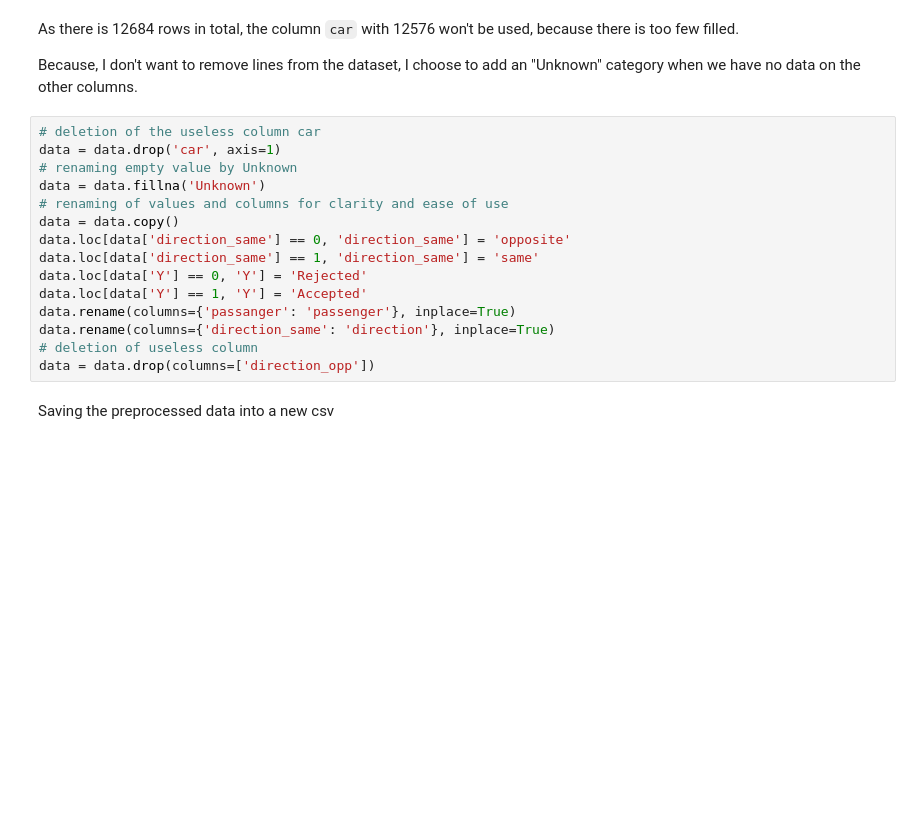
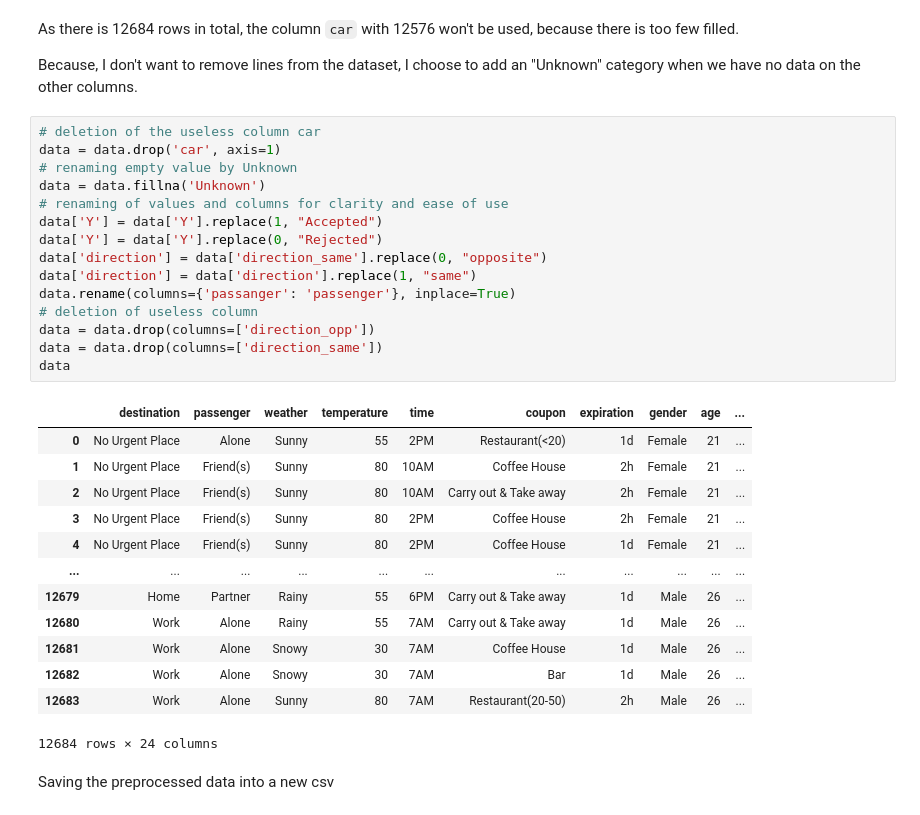
Before and after one commit to justaurelia/ML_AI_work, a Jupyter notebook: main_notebook.ipynb, the cells around one changed output. Drawn from its saved outputs; the diff is of its cells as text; blank space fills up the shorter version.

```diff
--- a/main_notebook.ipynb
+++ b/main_notebook.ipynb
@@ -339,18 +339,32 @@ Because, I don't want to remove lines from the dataset, I choose to add an "Unkn
 # %%
 # deletion of the useless column car
 data = data.drop('car', axis=1)
 # renaming empty value by Unknown
 data = data.fillna('Unknown')
 # renaming of values and columns for clarity and ease of use
-data = data.copy()
-data.loc[data['direction_same'] == 0, 'direction_same'] = 'opposite'
-data.loc[data['direction_same'] == 1, 'direction_same'] = 'same'
-data.loc[data['Y'] == 0, 'Y'] = 'Rejected'
-data.loc[data['Y'] == 1, 'Y'] = 'Accepted'
+data['Y'] = data['Y'].replace(1, "Accepted")
+data['Y'] = data['Y'].replace(0, "Rejected")
+data['direction'] = data['direction_same'].replace(0, "opposite")
+data['direction'] = data['direction'].replace(1, "same")
 data.rename(columns={'passanger': 'passenger'}, inplace=True)
-data.rename(columns={'direction_same': 'direction'}, inplace=True)
 # deletion of useless column
 data = data.drop(columns=['direction_opp'])
+data = data.drop(columns=['direction_same'])
+data
+# %% [output]
+|  | destination | passenger | weather | temperature | time | coupon | expiration | gender | age | ... |
+| 0 | No Urgent Place | Alone | Sunny | 55 | 2PM | Restaurant(<20) | 1d | Female | 21 | ... |
+| 1 | No Urgent Place | Friend(s) | Sunny | 80 | 10AM | Coffee House | 2h | Female | 21 | ... |
+| 2 | No Urgent Place | Friend(s) | Sunny | 80 | 10AM | Carry out & Take away | 2h | Female | 21 | ... |
+| 3 | No Urgent Place | Friend(s) | Sunny | 80 | 2PM | Coffee House | 2h | Female | 21 | ... |
+| 4 | No Urgent Place | Friend(s) | Sunny | 80 | 2PM | Coffee House | 1d | Female | 21 | ... |
+| ... | ... | ... | ... | ... | ... | ... | ... | ... | ... | ... |
+| 12679 | Home | Partner | Rainy | 55 | 6PM | Carry out & Take away | 1d | Male | 26 | ... |
+| 12680 | Work | Alone | Rainy | 55 | 7AM | Carry out & Take away | 1d | Male | 26 | ... |
+| 12681 | Work | Alone | Snowy | 30 | 7AM | Coffee House | 1d | Male | 26 | ... |
+| 12682 | Work | Alone | Snowy | 30 | 7AM | Bar | 1d | Male | 26 | ... |
+| 12683 | Work | Alone | Sunny | 80 | 7AM | Restaurant(20-50) | 2h | Male | 26 | ... |
+12684 rows × 24 columns
 # %% [markdown]
 Saving the preprocessed data into a new csv
 # %%
```
Also changed, not shown: parts of 53 cells of this notebook, 2 other files.
